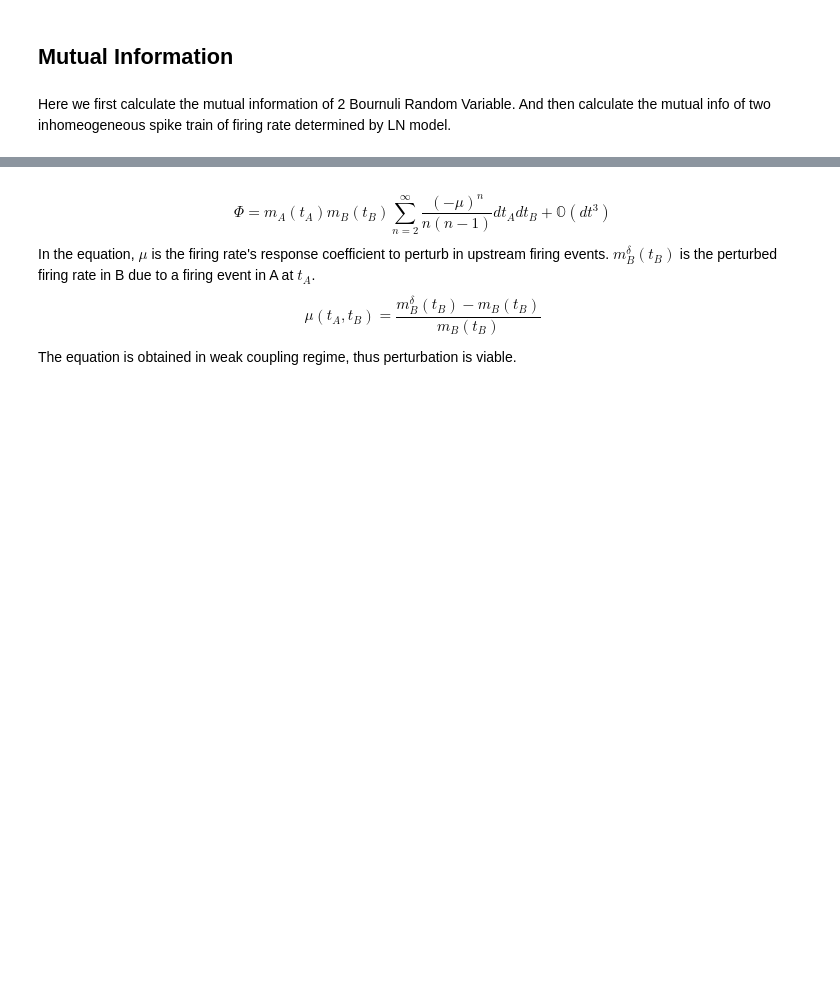
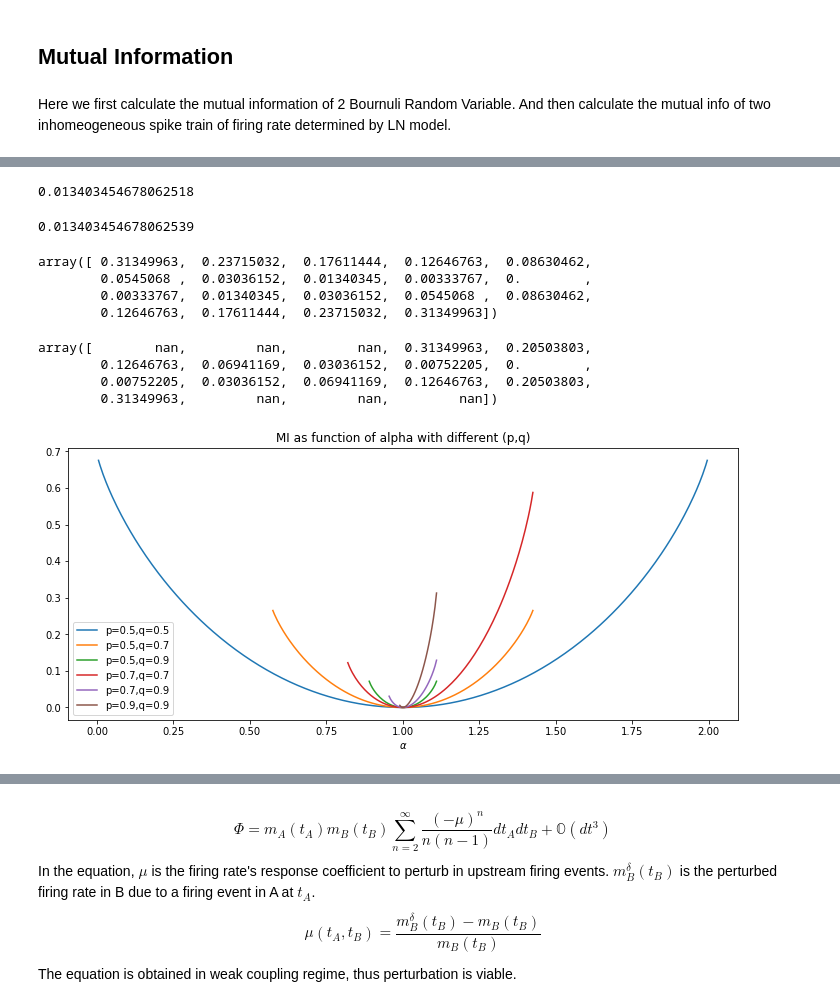
Before and after one commit to Animadversio/Synfire-Chain-Information-Theory, a Jupyter notebook: MutualInfoCalc.ipynb, the cells around one changed output, grey strips where cells are left out. Saved outputs shown, nothing was run; the diff lists cells and outputs as text; code cells hidden in the pictures; blank space fills up the shorter version.

```diff
--- a/MutualInfoCalc.ipynb
+++ b/MutualInfoCalc.ipynb
@@ -4,0 +37,51 @@ Here we first calculate the mutual information of 2 Bournuli Random Variable. An
+# %%
+from numpy import log
+def BournRVMI(p,q,alpha):
+    if p<0 or q<0 or 1-p<0 or 1-q<0:
+        raise ValueError("Marginal Probability P(X),P(Y) should be positive. p,q should in [0,1]")
+    '''
+    if np.isscalar(alpha):
+        if alpha<0 or (1-alpha*p)<0 or (1-alpha*q)<0 or (1-p-q+alpha*p*q)<0:
+            raise ValueError("Joint Probability P(X,Y) should be positive. alpha should be adjusted")
+    else:
+        if (alpha<0).any() or ((1-alpha*p)<0).any() or ((1-alpha*q)<0).any() or ((1-p-q+alpha*p*q)<0).any():
+            raise ValueError("Joint Probability P(X,Y) should be positive. alpha should be adjusted")'''
+    I=alpha*p*q*log(alpha)+(1-alpha*p)*q*log((1-alpha*p)/(1-p)) + (1-alpha*q)*p*log((1-alpha*q)/(1-q)) + (1-p-q+alpha*p*q)*log((1-p-q+alpha*p*q)/(1-p)/(1-q))
+    return I
+# %%
+BournRVMI(0.4,0.5,0.8)
+# %% [output]
+0.013403454678062518
+# %%
+BournRVMI(0.6,0.5,(1-0.4*0.8)/(1-0.4))
+# %% [output]
+0.013403454678062539
+# %%
+BournRVMI(0.4,0.5,np.arange(0.1,2.0,0.1))
+# %% [output]
+array([ 0.31349963,  0.23715032,  0.17611444,  0.12646763,  0.08630462,
+        0.0545068 ,  0.03036152,  0.01340345,  0.00333767,  0.        ,
+        0.00333767,  0.01340345,  0.03036152,  0.0545068 ,  0.08630462,
+        0.12646763,  0.17611444,  0.23715032,  0.31349963])
+# %%
+BournRVMI(0.6,0.5,np.arange(0.1,2.0,0.1))
+# %% [output]
+array([        nan,         nan,         nan,  0.31349963,  0.20503803,
+        0.12646763,  0.06941169,  0.03036152,  0.00752205,  0.        ,
+        0.00752205,  0.03036152,  0.06941169,  0.12646763,  0.20503803,
+        0.31349963,         nan,         nan,         nan])
+# %%
+plt.figure(figsize=[12,5])
+alpha=np.arange(0.005,2.0,0.005)
+plt.plot(alpha,BournRVMI(0.5,0.5,alpha),label="p=0.5,q=0.5")
+plt.plot(alpha,BournRVMI(0.5,0.7,alpha),label="p=0.5,q=0.7")
+plt.plot(alpha,BournRVMI(0.5,0.9,alpha),label="p=0.5,q=0.9")
+plt.plot(alpha,BournRVMI(0.7,0.7,alpha),label="p=0.7,q=0.7")
+plt.plot(alpha,BournRVMI(0.7,0.9,alpha),label="p=0.7,q=0.9")
+plt.plot(alpha,BournRVMI(0.9,0.9,alpha),label="p=0.9,q=0.9")
+plt.legend()
+plt.xlabel(r"$\alpha$")
+plt.title("MI as function of alpha with different (p,q)")
+plt.show()
+# %% [output]
+[figure, added]
```
Also changed, not shown: parts of 9 cells of this notebook.
